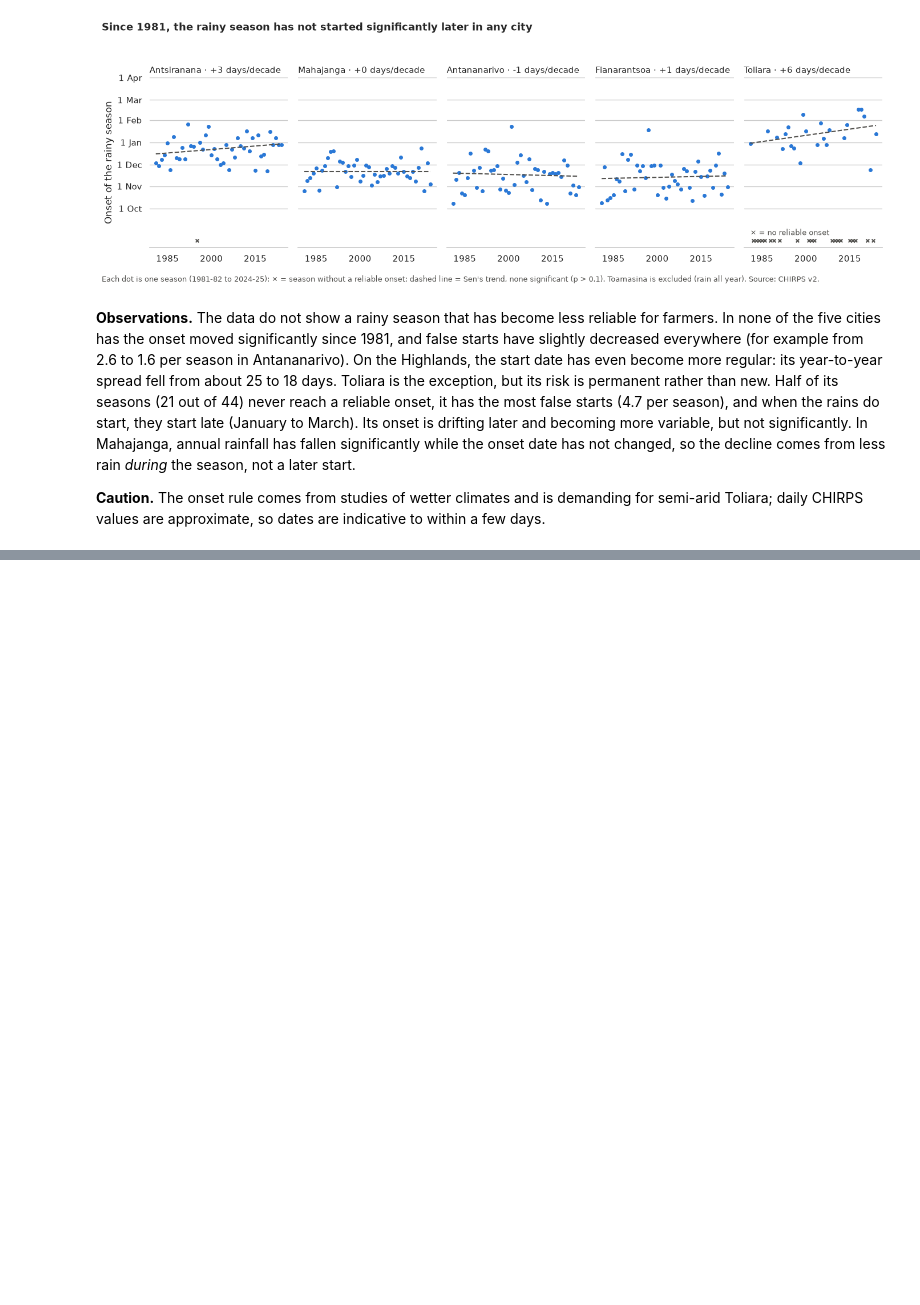
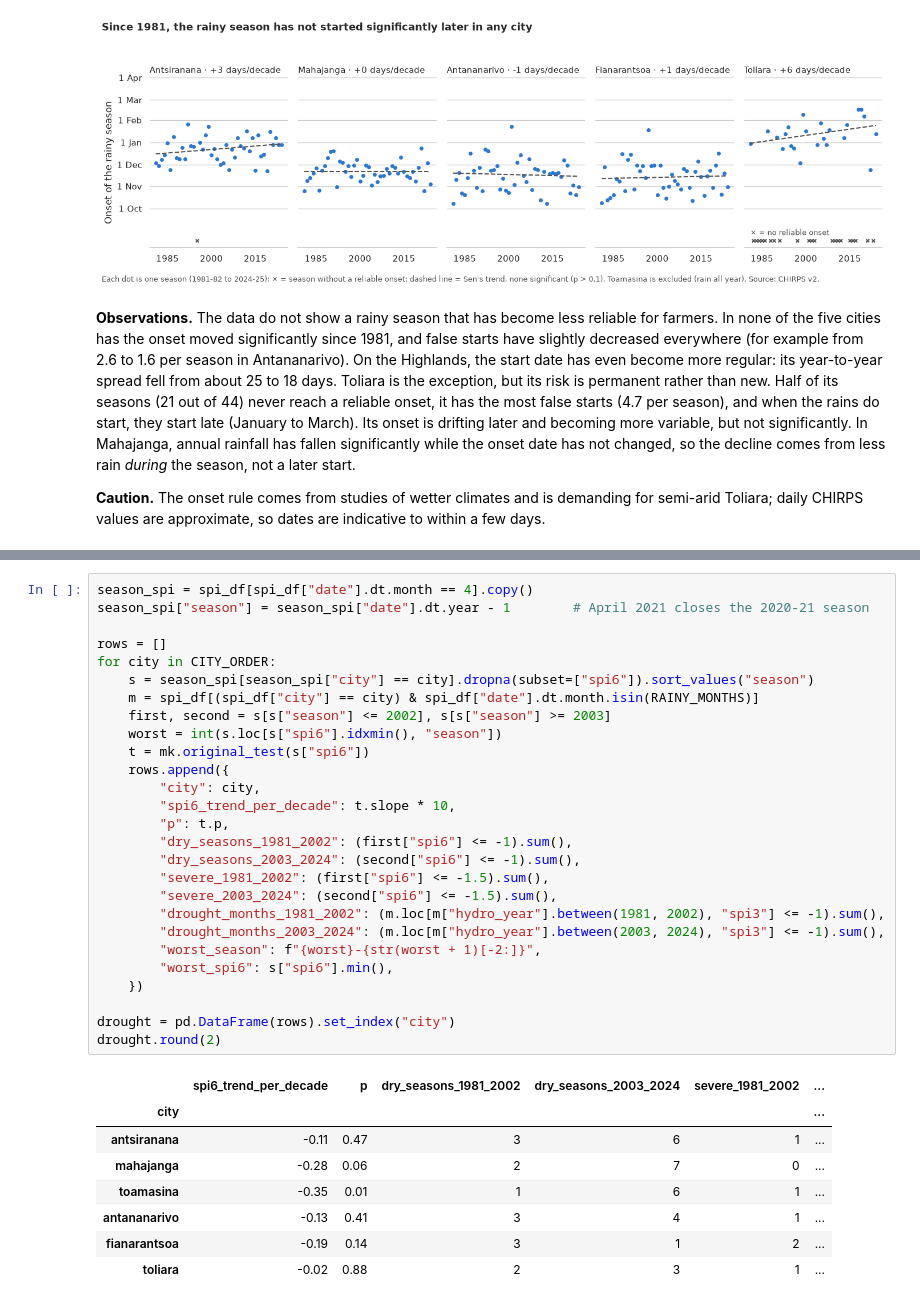
Before and after one commit to nirinaHelena/heather, a Jupyter notebook: notebooks/02_analysis.ipynb, the cells around one changed output, grey strips where cells are left out. Saved outputs shown, nothing was run; the diff lists cells and outputs as text; blank space fills up the shorter version.

```diff
--- a/notebooks/02_analysis.ipynb
+++ b/notebooks/02_analysis.ipynb
@@ -522,0 +588,36 @@ plt.show()
+# %%
+season_spi = spi_df[spi_df["date"].dt.month == 4].copy()
+season_spi["season"] = season_spi["date"].dt.year - 1        # April 2021 closes the 2020-21 season
+
+rows = []
+for city in CITY_ORDER:
+    s = season_spi[season_spi["city"] == city].dropna(subset=["spi6"]).sort_values("season")
+    m = spi_df[(spi_df["city"] == city) & spi_df["date"].dt.month.isin(RAINY_MONTHS)]
+    first, second = s[s["season"] <= 2002], s[s["season"] >= 2003]
+    worst = int(s.loc[s["spi6"].idxmin(), "season"])
+    t = mk.original_test(s["spi6"])
+    rows.append({
+        "city": city,
+        "spi6_trend_per_decade": t.slope * 10,
+        "p": t.p,
+        "dry_seasons_1981_2002": (first["spi6"] <= -1).sum(),
+        "dry_seasons_2003_2024": (second["spi6"] <= -1).sum(),
+        "severe_1981_2002": (first["spi6"] <= -1.5).sum(),
+        "severe_2003_2024": (second["spi6"] <= -1.5).sum(),
+        "drought_months_1981_2002": (m.loc[m["hydro_year"].between(1981, 2002), "spi3"] <= -1).sum(),
+        "drought_months_2003_2024": (m.loc[m["hydro_year"].between(2003, 2024), "spi3"] <= -1).sum(),
+        "worst_season": f"{worst}-{str(worst + 1)[-2:]}",
+        "worst_spi6": s["spi6"].min(),
+    })
+
+drought = pd.DataFrame(rows).set_index("city")
+drought.round(2)
+# %% [output]
+|  | spi6_trend_per_decade | p | dry_seasons_1981_2002 | dry_seasons_2003_2024 | severe_1981_2002 | ... |
+| city |  |  |  |  |  | ... |
+| antsiranana | -0.11 | 0.47 | 3 | 6 | 1 | ... |
+| mahajanga | -0.28 | 0.06 | 2 | 7 | 0 | ... |
+| toamasina | -0.35 | 0.01 | 1 | 6 | 1 | ... |
+| antananarivo | -0.13 | 0.41 | 3 | 4 | 1 | ... |
+| fianarantsoa | -0.19 | 0.14 | 3 | 1 | 2 | ... |
+| toliara | -0.02 | 0.88 | 2 | 3 | 1 | ... |
```
Also changed, not shown: parts of 6 cells of this notebook, 1 other file.
